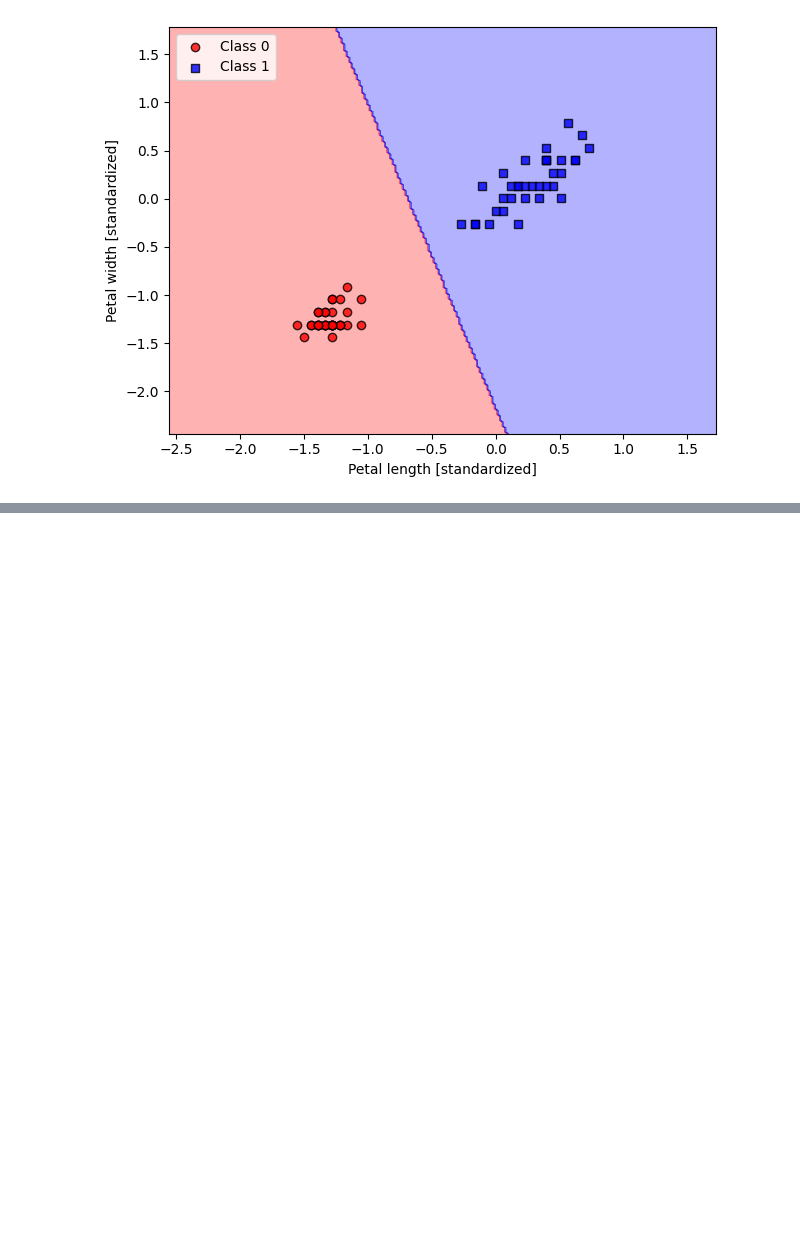
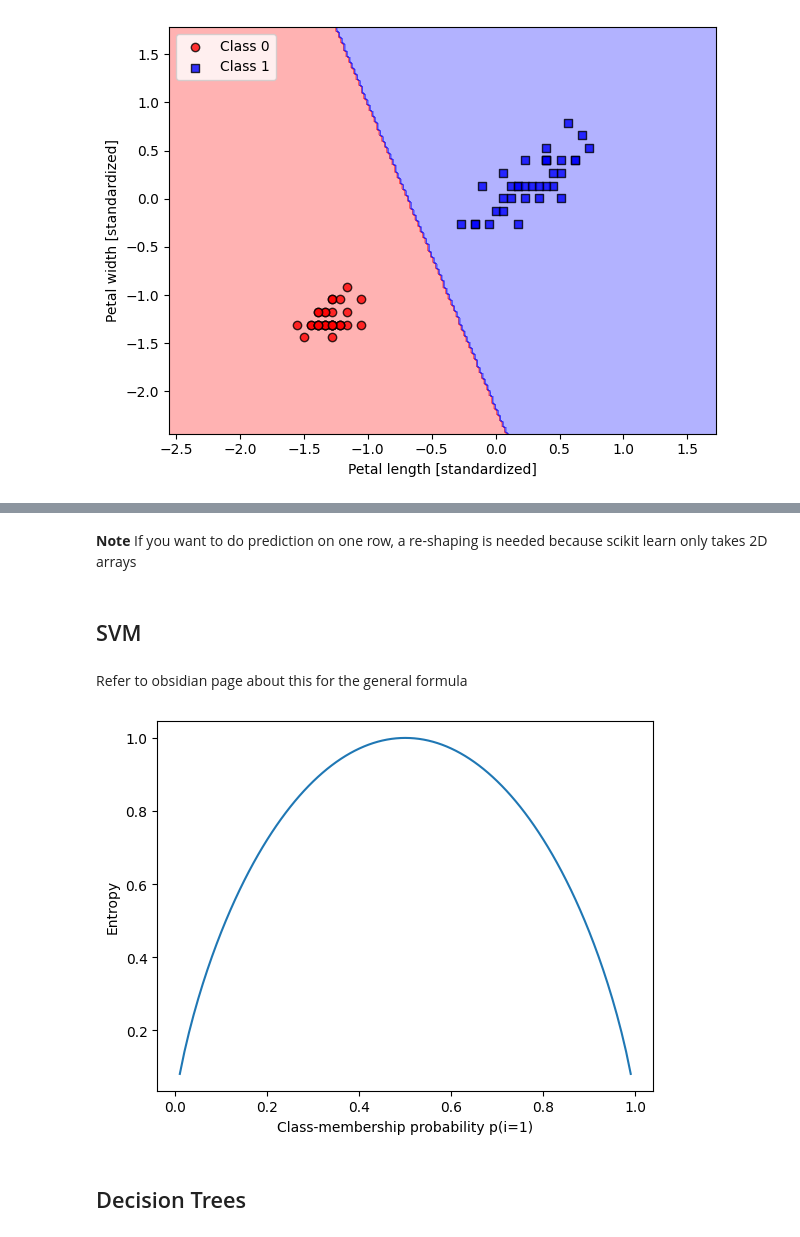
Before and after one commit to minhquangngo/ML_PyTorch_scikit_Raschka, a Jupyter notebook: Chap3_Tour_of_scikit/ch3.ipynb, the cells around one changed output, grey strips where cells are left out. Cells and saved outputs as stored; diff of their text form; code cells hidden in the pictures; blank space fills up the shorter version.

```diff
--- a/Chap3_Tour_of_scikit/ch3.ipynb
+++ b/Chap3_Tour_of_scikit/ch3.ipynb
@@ -187,0 +217,3 @@ plt.show()
+# %% [markdown]
+**Note**
+If you want to do prediction on one row, a re-shaping is needed because scikit learn only takes 2D arrays
@@ -187,0 +222,21 @@ plt.show()
+# %% [markdown]
+## SVM
+# %% [markdown]
+Refer to obsidian page about this for the general formula
+# %%
+def entropy(p):
+    return -p*np.log2(p) - (1-p)*np.log2((1-p))
+# %%
+x = np.arange(0.0, 1.0, 0.01)
+ent = [entropy(p) if p != 0 else None
+       for p in x]
+
+plt.ylabel('Entropy')
+plt.xlabel('Class-membership probability p(i=1)')
+plt.plot(x, ent)
+#plt.savefig('figures/03_26.png', dpi=300)
+plt.show()
+# %% [output]
+[figure, added]
+# %% [markdown]
+## Decision Trees
```
Also changed, not shown: parts of 15 cells of this notebook, 1 other file.
